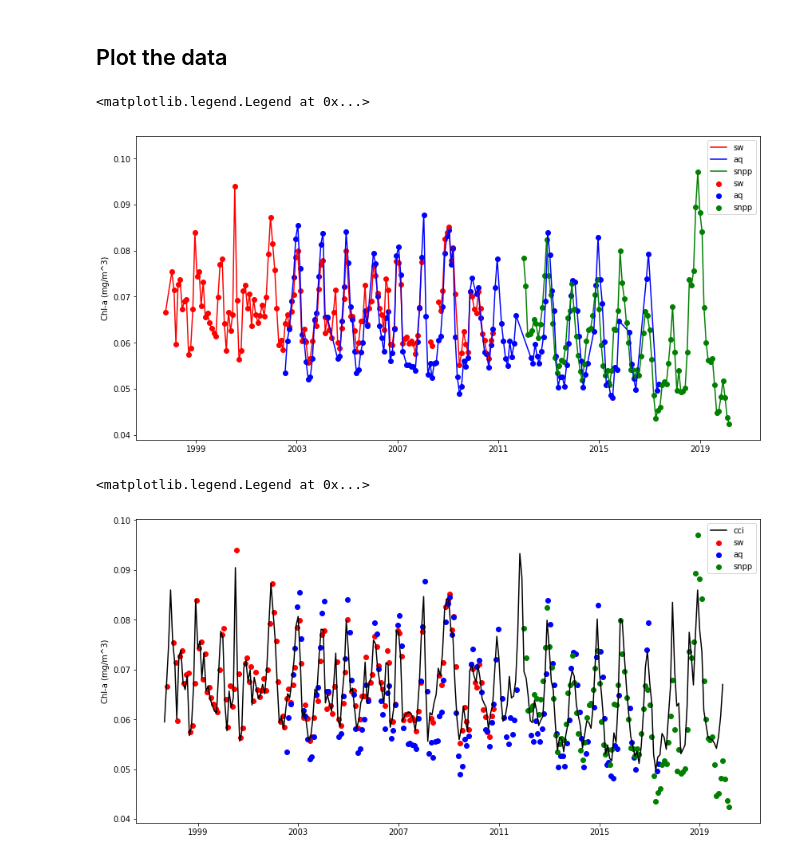
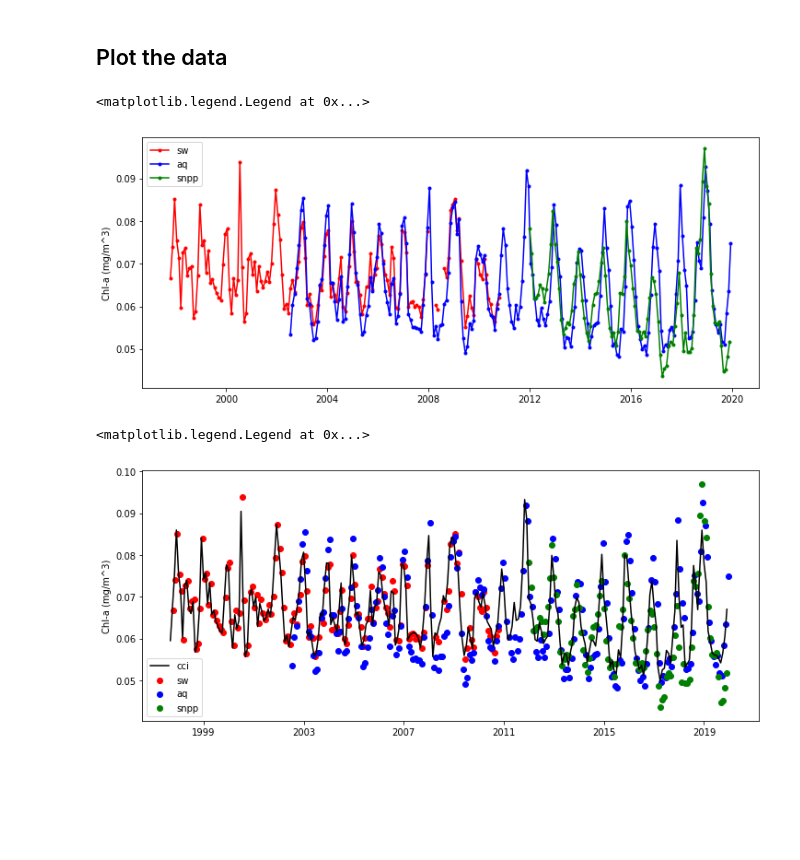
Before and after one commit to oceanwatch/python-satellite-course, a Jupyter notebook: OW_tutorial2.ipynb, the cells around one changed output. Cells and saved outputs as stored; diff of their text form; code cells hidden in the pictures; blank space fills up the shorter version.

```diff
--- a/OW_tutorial2.ipynb
+++ b/OW_tutorial2.ipynb
@@ -103,20 +117,17 @@ ccidates=nc.num2date(cci_ds.time,cci_ds.time.units)
 # %% [markdown]
 ## Plot the data
 # %%
-plt.figure(figsize=(14,7))
-plt.scatter(swdates,swAVG,label='sw',c='red')
-plt.scatter(aqdates,aqAVG,label='aq',c='blue')
-plt.scatter(snppdates,snppAVG,label='snpp',c='green')
-plt.plot(swdates,swAVG,label='sw',c='red')
-plt.plot(aqdates,aqAVG,label='aq',c='blue')
-plt.plot(snppdates,snppAVG,label='snpp',c='green')
+plt.figure(figsize=(12,5))
+plt.plot(swdates,swAVG,label='sw',c='red',marker='.',linestyle='-')
+plt.plot(aqdates,aqAVG,label='aq',c='blue',marker='.',linestyle='-')
+plt.plot(snppdates,snppAVG,label='snpp',c='green',marker='.',linestyle='-')
 plt.ylabel('Chl-a (mg/m^3)')
 plt.legend()
 # %% [output]
 <matplotlib.legend.Legend at 0x...>
-[figure, old version]
+[figure, new version]
 # %%
-plt.figure(figsize=(14,7))
+plt.figure(figsize=(12,5))
 plt.plot(ccidates,cciAVG, label='cci',c='black')
 plt.scatter(swdates,swAVG,label='sw',c='red')
 plt.scatter(aqdates,aqAVG,label='aq',c='blue')
@@ -125,4 +136,4 @@ plt.ylabel('Chl-a (mg/m^3)')
 plt.legend()
 # %% [output]
 <matplotlib.legend.Legend at 0x...>
-[figure, old version]
+[figure, new version]
```
Also changed, not shown: parts of 11 cells of this notebook.
